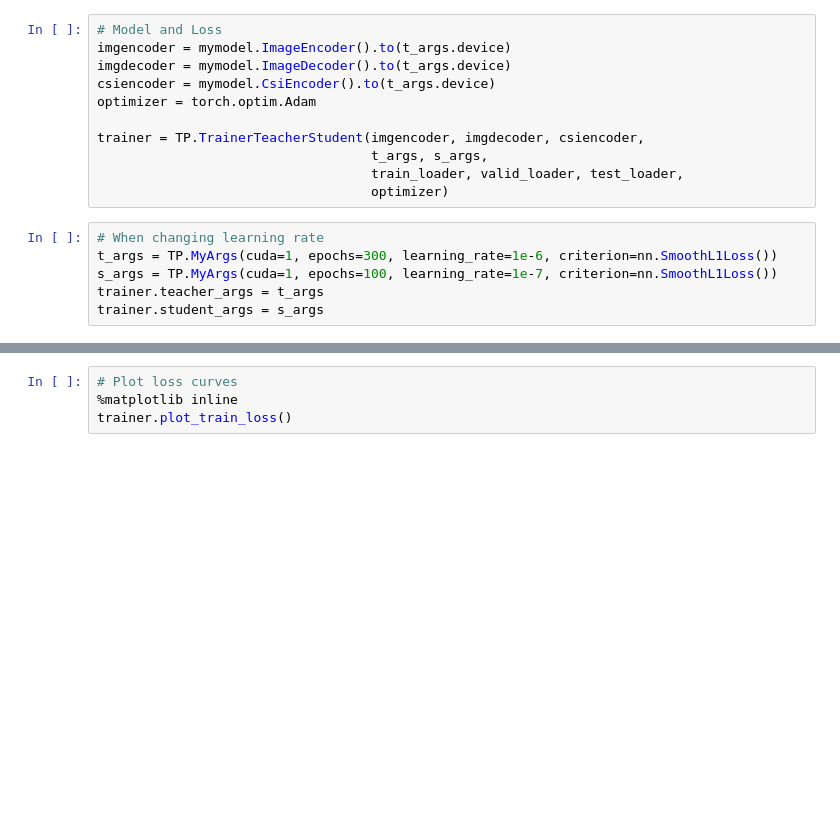
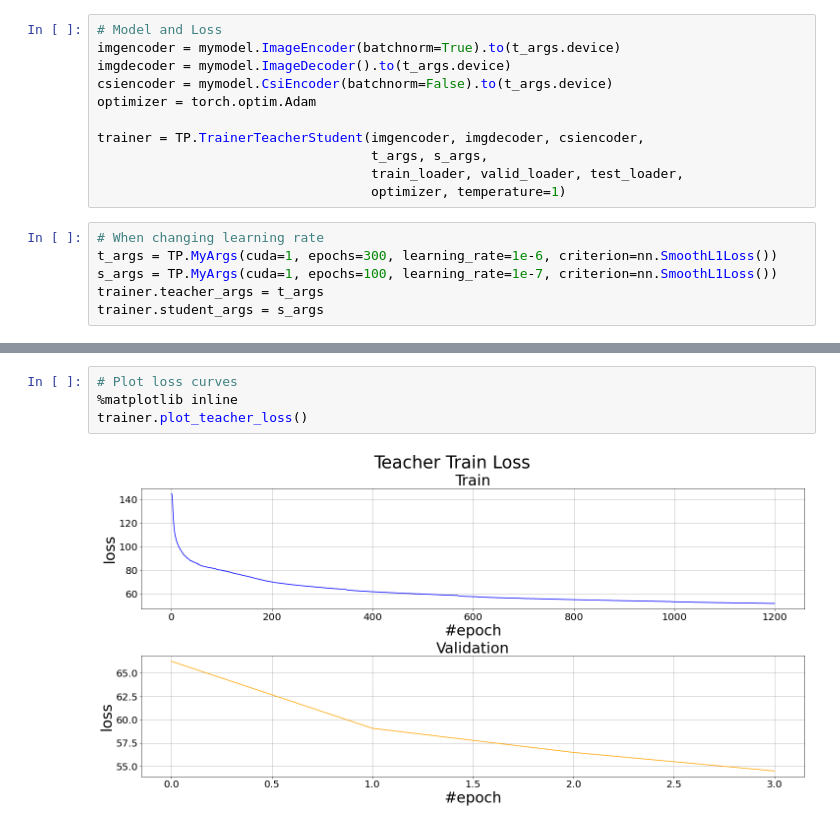
Before and after one commit to MilkywayCocktail/CSI-Imaging, a Jupyter notebook: Script-TeacherStudent.ipynb, the cells around one changed output, grey strips where cells are left out. Cells and saved outputs as stored; diff of their text form; blank space fills up the shorter version.

```diff
--- a/Script-TeacherStudent.ipynb
+++ b/Script-TeacherStudent.ipynb
@@ -101,15 +106,15 @@ t_args = TP.MyArgs(cuda=1, epochs=300, learning_rate=1e-4, criterion=nn.SmoothL1
 s_args = TP.MyArgs(cuda=1, epochs=100, learning_rate=1e-5, criterion=nn.SmoothL1Loss())
 # %%
 # Model and Loss
-imgencoder = mymodel.ImageEncoder().to(t_args.device)
+imgencoder = mymodel.ImageEncoder(batchnorm=True).to(t_args.device)
 imgdecoder = mymodel.ImageDecoder().to(t_args.device)
-csiencoder = mymodel.CsiEncoder().to(t_args.device)
+csiencoder = mymodel.CsiEncoder(batchnorm=False).to(t_args.device)
 optimizer = torch.optim.Adam
 
 trainer = TP.TrainerTeacherStudent(imgencoder, imgdecoder, csiencoder,
                                    t_args, s_args,
                                    train_loader, valid_loader, test_loader,
-                                   optimizer)
+                                   optimizer, temperature=1)
 # %%
 # When changing learning rate
 t_args = TP.MyArgs(cuda=1, epochs=300, learning_rate=1e-6, criterion=nn.SmoothL1Loss())
@@ -122,6 +130,8 @@ trainer.train_teacher()
 # %%
 # Plot loss curves
 %matplotlib inline
-trainer.plot_train_loss()
+trainer.plot_teacher_loss()
+# %% [output]
+[figure, added]
 # %%
   #=====================test============================
```
Also changed, not shown: parts of 9 cells of this notebook.
